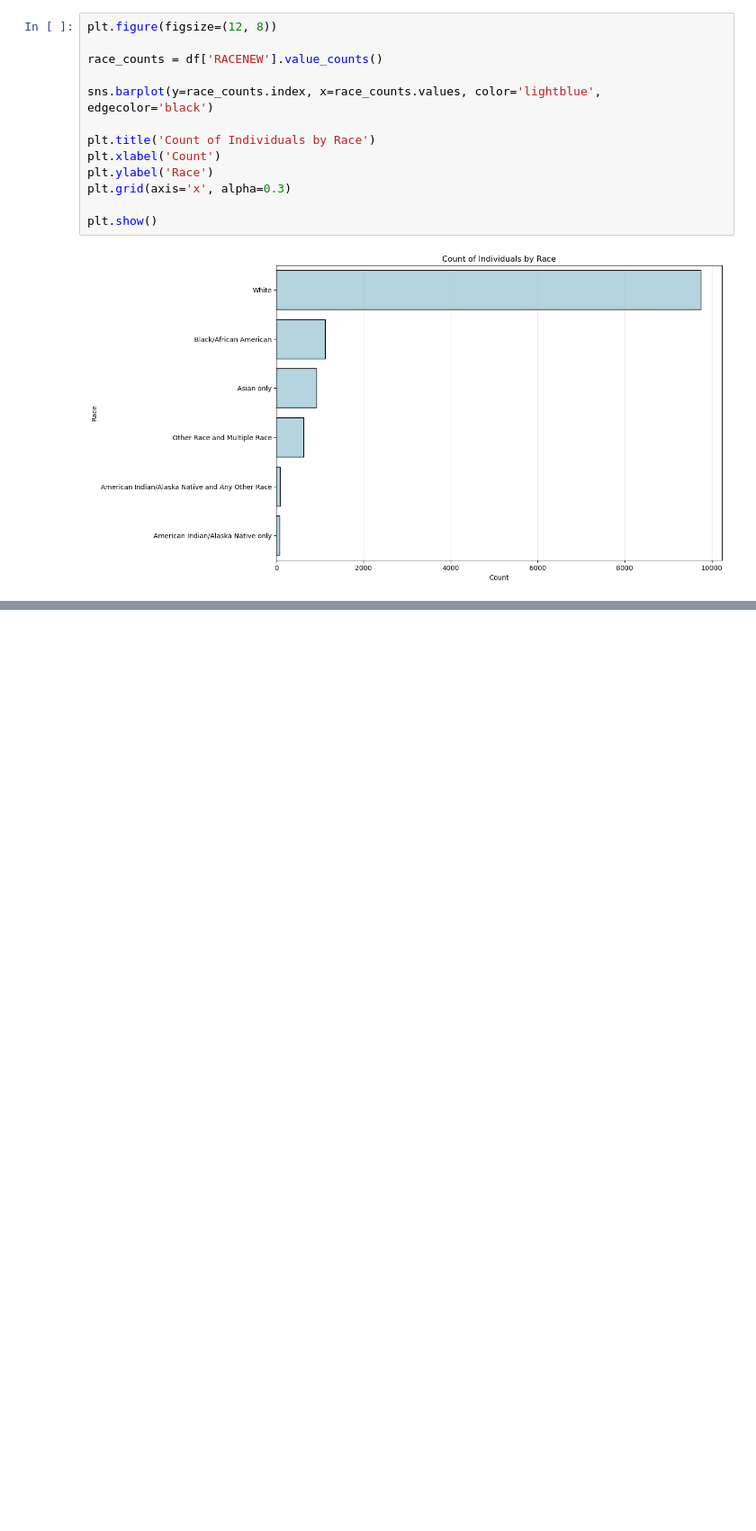
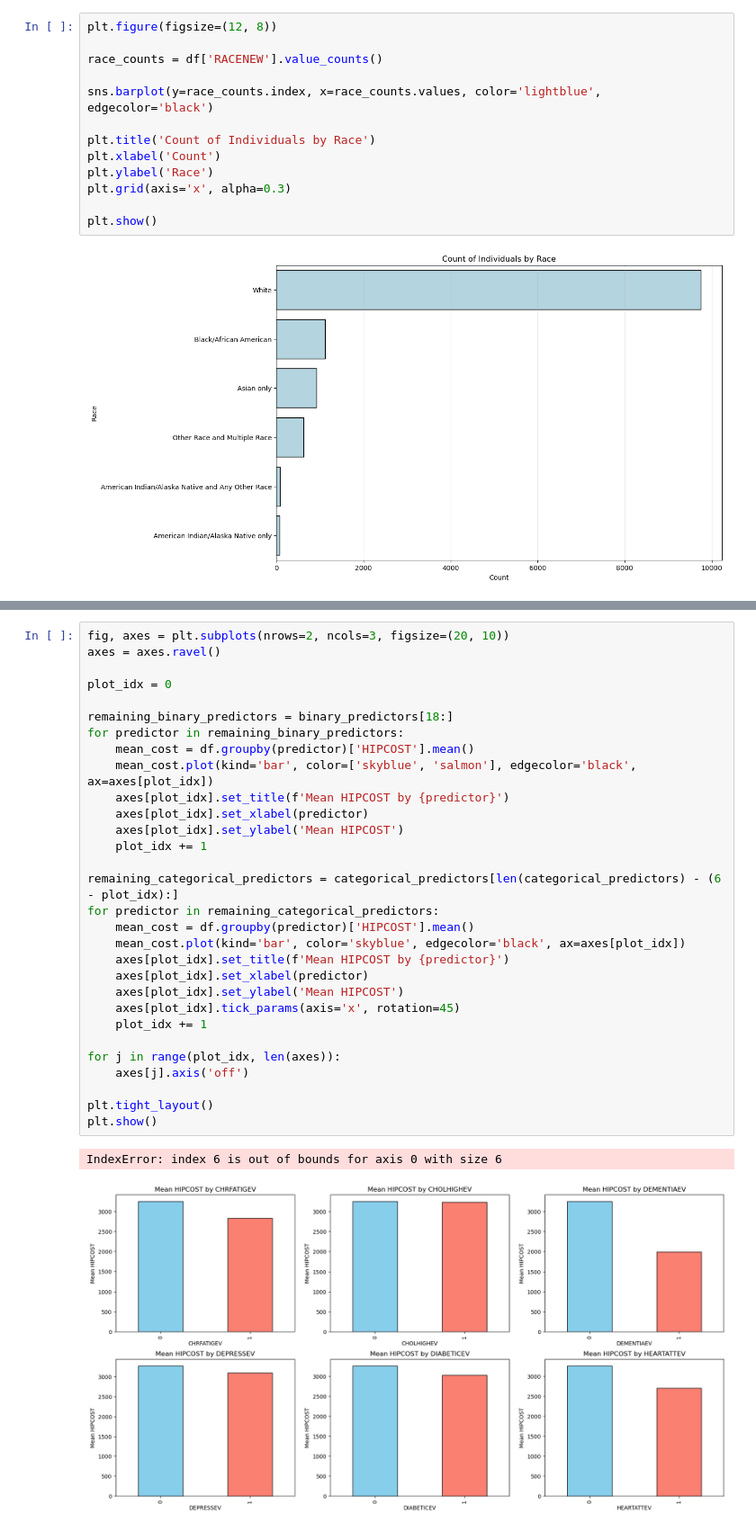
Before and after one commit to evapa1/cs1090afinalproj, a Jupyter notebook: debugged2.ipynb, the cells around one changed output, grey strips where cells are left out. Shown at 90% size. Saved outputs shown, nothing was run; the diff lists cells and outputs as text; blank space fills up the shorter version.

```diff
--- a/debugged2.ipynb
+++ b/debugged2.ipynb
@@ -321,0 +393,33 @@ plt.show()
+# %%
+fig, axes = plt.subplots(nrows=2, ncols=3, figsize=(20, 10))
+axes = axes.ravel()
+
+plot_idx = 0
+
+remaining_binary_predictors = binary_predictors[18:]
+for predictor in remaining_binary_predictors:
+    mean_cost = df.groupby(predictor)['HIPCOST'].mean()
+    mean_cost.plot(kind='bar', color=['skyblue', 'salmon'], edgecolor='black', ax=axes[plot_idx])
+    axes[plot_idx].set_title(f'Mean HIPCOST by {predictor}')
+    axes[plot_idx].set_xlabel(predictor)
+    axes[plot_idx].set_ylabel('Mean HIPCOST')
+    plot_idx += 1
+
+remaining_categorical_predictors = categorical_predictors[len(categorical_predictors) - (6 - plot_idx):]
+for predictor in remaining_categorical_predictors:
+    mean_cost = df.groupby(predictor)['HIPCOST'].mean()
+    mean_cost.plot(kind='bar', color='skyblue', edgecolor='black', ax=axes[plot_idx])
+    axes[plot_idx].set_title(f'Mean HIPCOST by {predictor}')
+    axes[plot_idx].set_xlabel(predictor)
+    axes[plot_idx].set_ylabel('Mean HIPCOST')
+    axes[plot_idx].tick_params(axis='x', rotation=45)
+    plot_idx += 1
+
+for j in range(plot_idx, len(axes)):
+    axes[j].axis('off')
+
+plt.tight_layout()
+plt.show()
+# %% [output]
+IndexError: index 6 is out of bounds for axis 0 with size 6
+[figure, added]
```
Also changed, not shown: parts of 9 cells of this notebook.
